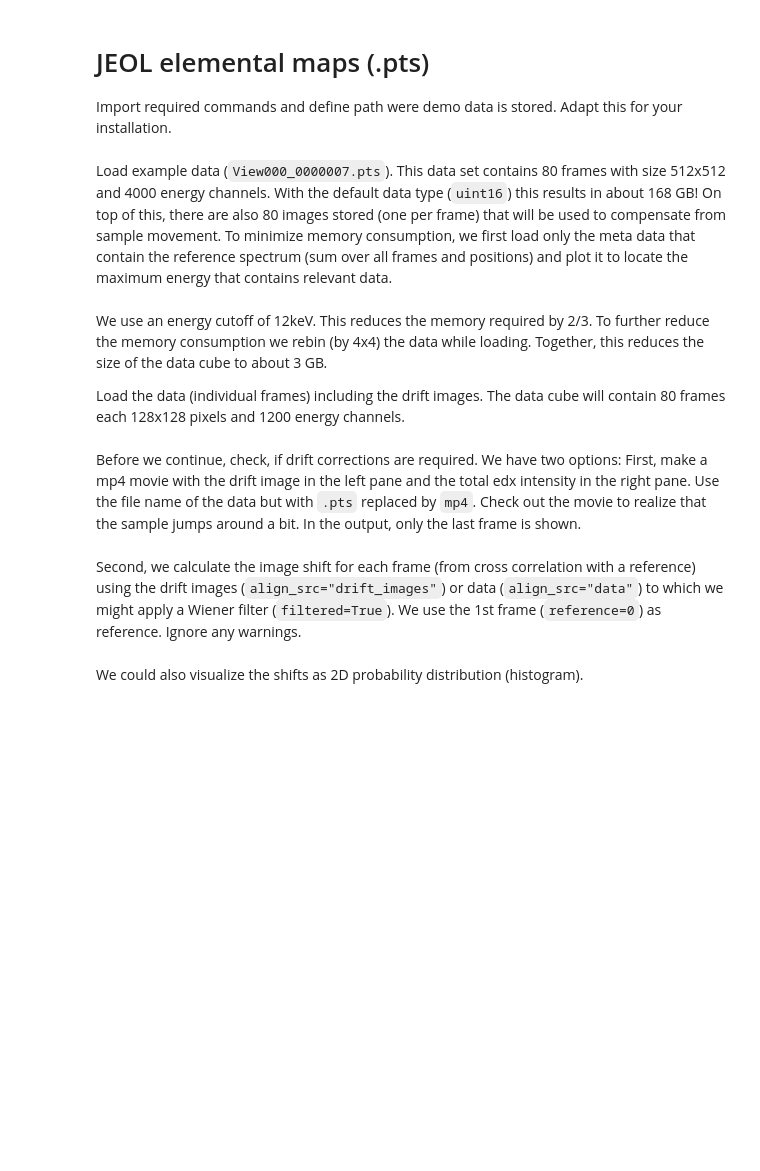
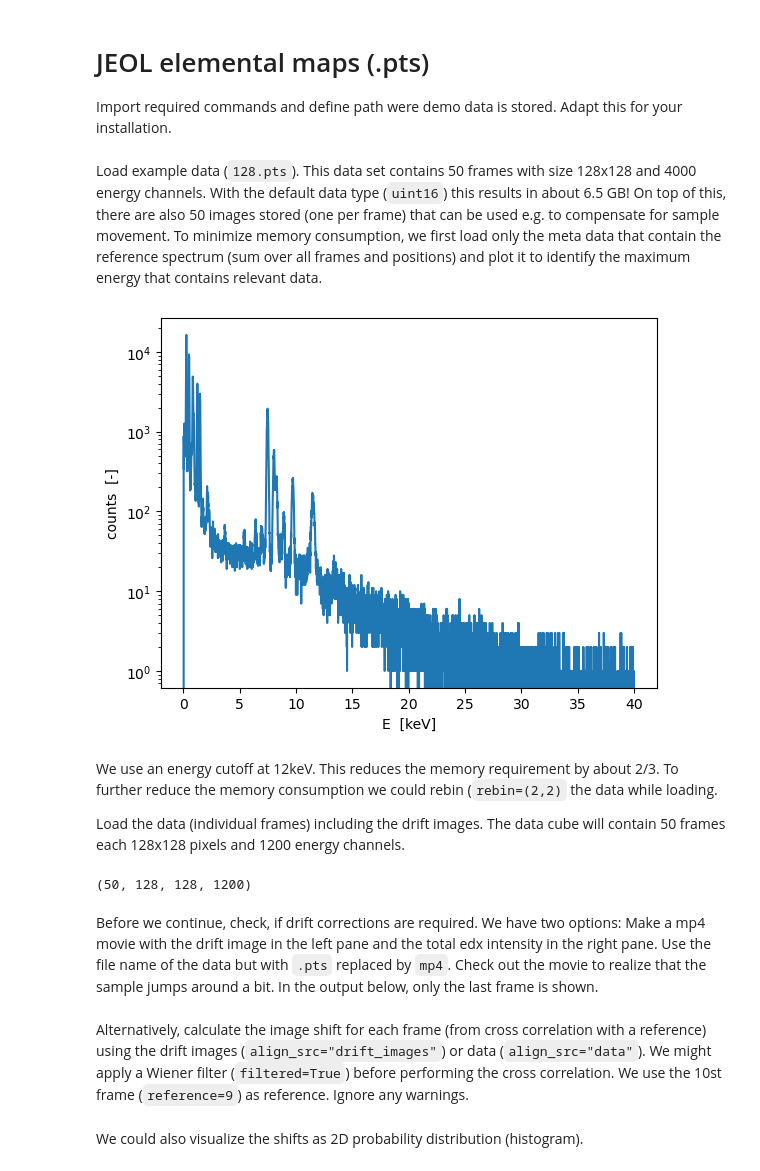
Before and after one commit to ialxn/JEOL_eds, a Jupyter notebook: doc/tutorials/JEOL_pts.ipynb, the cells around one changed output. Saved outputs shown, nothing was run; the diff lists cells and outputs as text; code cells hidden in the pictures; blank space fills up the shorter version.

Commit message:
Modify Tutorial to use demo data provided by JEOL_eds
Signed-off-by: Ivo Alxneit <ivo.alxneit@psi.ch>

```diff
--- a/doc/tutorials/JEOL_pts.ipynb
+++ b/doc/tutorials/JEOL_pts.ipynb
@@ -9,23 +9,27 @@ import matplotlib.pyplot as plt
 from JEOL_eds import JEOL_pts
 import JEOL_eds.utils as JU
 
-base = PurePath("/home/alxneit/private/data/46_26/13A9/3/Sample/00_View000")
+base = PurePath("/home/alxneit/private/src/JEOL_eds")
 # %% [markdown]
-Load example data (`View000_0000007.pts`). This data set contains 80 frames with size 512x512 and 4000 energy channels. With the default data type (`uint16`) this results in about 168 GB! On top of this, there are also 80 images stored (one per frame) that will be used to compensate from sample movement. To minimize memory consumption, we first load only the meta data that contain the reference spectrum (sum over all frames and positions) and plot it to locate the maximum energy that contains relevant data.
+Load example data (`128.pts`). This data set contains 50 frames with size 128x128 and 4000 energy channels. With the default data type (`uint16`) this results in about 6.5 GB! On top of this, there are also 50 images stored (one per frame) that can be used e.g. to compensate for sample movement. To minimize memory consumption, we first load only the meta data that contain the reference spectrum (sum over all frames and positions) and plot it to identify the maximum energy that contains relevant data.
 # %%
-dc = JEOL_pts(base / "View000_0000007.pts", only_metadata=True)
+dc = JEOL_pts(base / "data" / "128.pts", only_metadata=True)
 JU.plot_spectrum(dc.ref_spectrum, log_y=True)
+# %% [output]
+[figure, added]
 # %% [markdown]
-We use an energy cutoff of 12keV. This reduces the memory required by 2/3. To further reduce the memory consumption we rebin (by 4x4) the data while loading. Together, this reduces the size of the data cube to about 3 GB.
+We use an energy cutoff at 12keV. This reduces the memory requirement by about 2/3. To further reduce the memory consumption we could rebin (`rebin=(2,2)` the data while loading.
 
-Load the data (individual frames) including the drift images. The data cube will contain 80 frames each 128x128 pixels and 1200 energy channels.
+Load the data (individual frames) including the drift images. The data cube will contain 50 frames each 128x128 pixels and 1200 energy channels.
 # %%
-dc = JEOL_pts(base / "View000_0000007.pts", read_drift="yes", split_frames=True, rebin=(4, 4), E_cutoff=12.0)
+dc = JEOL_pts(base / "data" / "128.pts", read_drift="yes", split_frames=True, E_cutoff=12.0)
 dc.dcube.shape
+# %% [output]
+(50, 128, 128, 1200)
 # %% [markdown]
-Before we continue, check, if drift corrections are required. We have two options: First, make a mp4 movie with the drift image in the left pane and the total edx intensity in the right pane. Use the file name of the data but with `.pts` replaced by `mp4`. Check out the movie to realize that the sample jumps around a bit. In the output, only the last frame is shown.
+Before we continue, check, if drift corrections are required. We have two options: Make a mp4 movie with the drift image in the left pane and the total edx intensity in the right pane. Use the file name of the data but with `.pts` replaced by `mp4`. Check out the movie to realize that the sample jumps around a bit. In the output below, only the last frame is shown.
 # %%
 dc.make_movie()
 # %% [markdown]
-Second, we calculate the image shift for each frame (from cross correlation with a reference) using the drift images (`align_src="drift_images"`) or data (`align_src="data"`) to which we might apply a Wiener filter (`filtered=True`). We use the 1st frame (`reference=0`) as reference. Ignore any warnings.
+Alternatively, calculate the image shift for each frame (from cross correlation with a reference) using the drift images (`align_src="drift_images"`) or data (`align_src="data"`). We might apply a Wiener filter (`filtered=True`) before performing the cross correlation. We use the 10st frame (`reference=9`) as reference. Ignore any warnings.
 # %%
```
Also changed, not shown: parts of 19 cells of this notebook.
